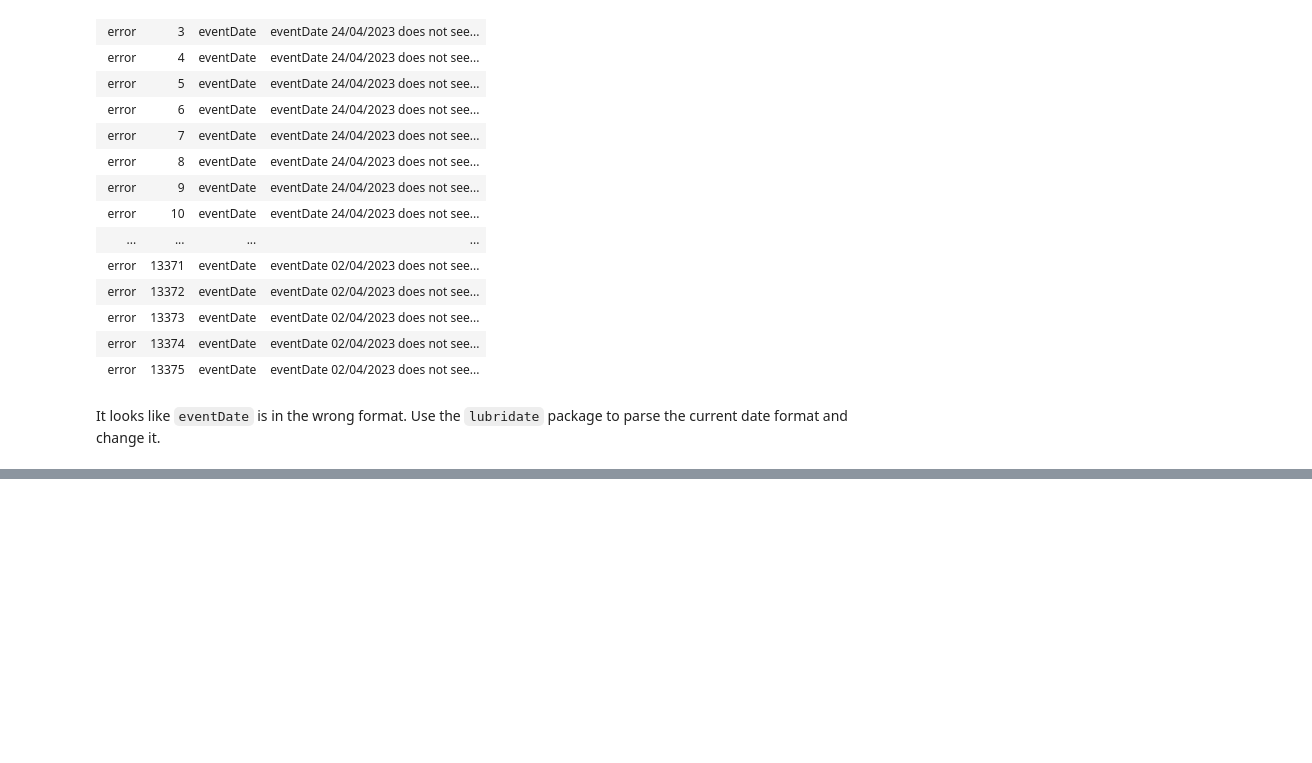
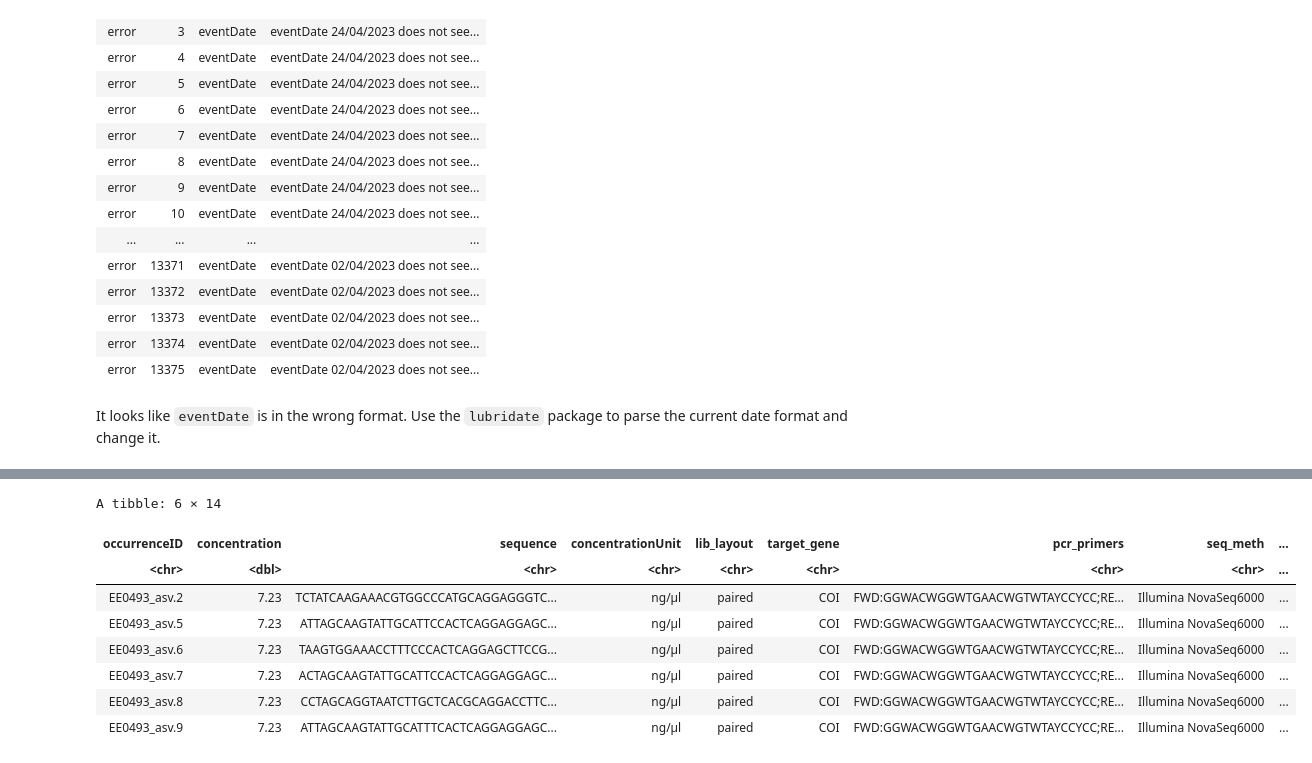
Before and after one commit to iobis/sg-12-dataset, a Jupyter notebook: scripts/pieter.ipynb, the cells around one changed output, grey strips where cells are left out. Cells and saved outputs as stored; diff of their text form; code cells hidden in the pictures; blank space fills up the shorter version.

```diff
--- a/scripts/pieter.ipynb
+++ b/scripts/pieter.ipynb
@@ -217,3 +225,5 @@ A tibble: 13375 × 15
+# %%
+occurrence$samplingProtocol <- "https://github.com/BeBOP-OBON/UNESCO_protocol_collection"
 # %% [markdown]
 ## Quality control
 
@@ -435,0 +476,6 @@ unique(occurrence$eventDate)
+# %%
+occurrence <- occurrence %>%
+    mutate(
+        occurrenceStatus = "present",
+        basisOfRecord = "MachineObservation"
+    )
@@ -435,0 +514,6 @@ unique(occurrence$eventDate)
+# %%
+library(Biostrings)
+
+fasta_file <- readDNAStringSet("../dataset/sequences.fasta")
+fasta <- data.frame(asv = names(fasta_file), sequence = paste(fasta_file))
+head(fasta)
@@ -435,0 +530,6 @@ unique(occurrence$eventDate)
+# %%
+dna <- occurrence %>%
+    select(occurrenceID, asv, concentration = dna) %>%
+    left_join(fasta, by = "asv")
+
+head(dna)
@@ -435,0 +563,28 @@ unique(occurrence$eventDate)
+# %%
+dna <- dna %>%
+    mutate(
+        concentrationUnit = "ng/μl",
+        lib_layout = "paired",
+        target_gene = "COI",
+        pcr_primers = "FWD:GGWACWGGWTGAACWGTWTAYCCYCC;REV:TANACYTCNGGRTGNCCRAARAAYCA",
+        seq_meth = "Illumina NovaSeq6000",
+        ref_db = "https://github.com/iobis/edna-reference-databases",
+        pcr_primer_forward = "GGWACWGGWTGAACWGTWTAYCCYCC",
+        pcr_primer_reverse = "TANACYTCNGGRTGNCCRAARAAYCA",
+        pcr_primer_name_forward = "mlCOIintF",
+        pcr_primer_name_reverse = "dgHCO2198",
+        pcr_primer_reference = "doi:10.1186/1742-9994-10-34"
+    ) %>%
+    select(-asv)
+
+head(dna)
+# %% [output]
+A tibble: 6 × 14
+| occurrenceID | concentration | sequence | concentrationUnit | lib_layout | target_gene | pcr_primers | seq_meth | ... |
+| <chr> | <dbl> | <chr> | <chr> | <chr> | <chr> | <chr> | <chr> | ... |
+| EE0493_asv.2 | 7.23 | TCTATCAAGAAACGTGGCCCATGCAGGAGGGTC... | ng/μl | paired | COI | FWD:GGWACWGGWTGAACWGTWTAYCCYCC;RE... | Illumina NovaSeq6000 | ... |
+| EE0493_asv.5 | 7.23 | ATTAGCAAGTATTGCATTCCACTCAGGAGGAGC... | ng/μl | paired | COI | FWD:GGWACWGGWTGAACWGTWTAYCCYCC;RE... | Illumina NovaSeq6000 | ... |
+| EE0493_asv.6 | 7.23 | TAAGTGGAAACCTTTCCCACTCAGGAGCTTCCG... | ng/μl | paired | COI | FWD:GGWACWGGWTGAACWGTWTAYCCYCC;RE... | Illumina NovaSeq6000 | ... |
+| EE0493_asv.7 | 7.23 | ACTAGCAAGTATTGCATTCCACTCAGGAGGAGC... | ng/μl | paired | COI | FWD:GGWACWGGWTGAACWGTWTAYCCYCC;RE... | Illumina NovaSeq6000 | ... |
+| EE0493_asv.8 | 7.23 | CCTAGCAGGTAATCTTGCTCACGCAGGACCTTC... | ng/μl | paired | COI | FWD:GGWACWGGWTGAACWGTWTAYCCYCC;RE... | Illumina NovaSeq6000 | ... |
+| EE0493_asv.9 | 7.23 | ATTAGCAAGTATTGCATTTCACTCAGGAGGAGC... | ng/μl | paired | COI | FWD:GGWACWGGWTGAACWGTWTAYCCYCC;RE... | Illumina NovaSeq6000 | ... |
```
Also changed, not shown: parts of 20 cells of this notebook.
